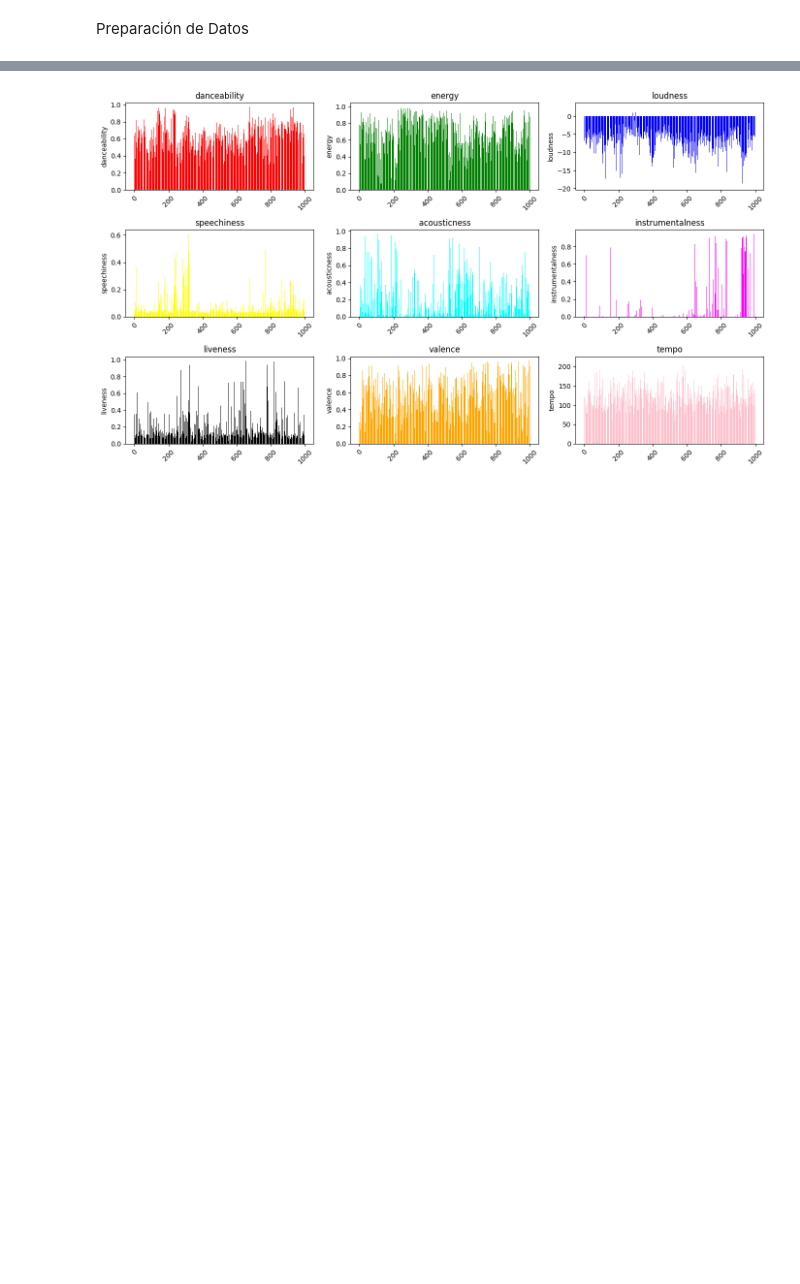
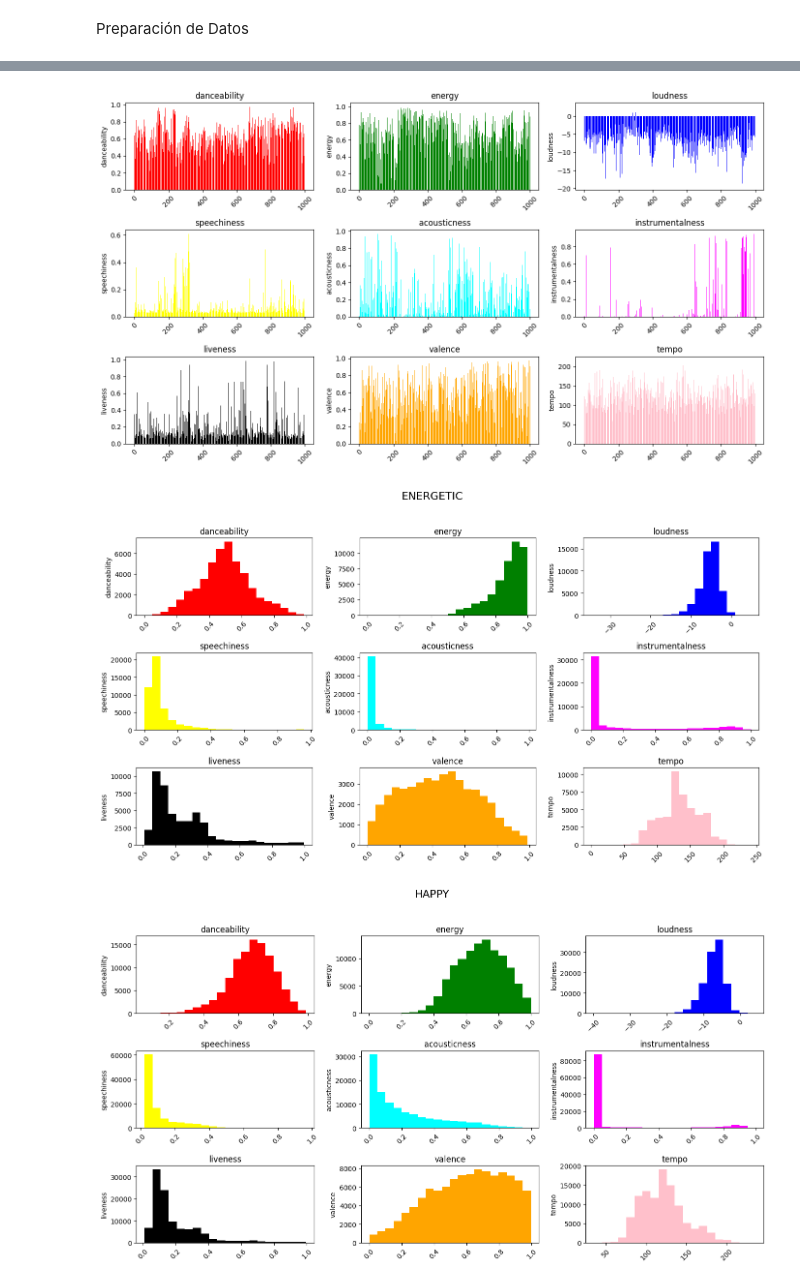
Before and after one commit to carolinarellano/spotifyTaste, a Jupyter notebook: SpotifyMining.ipynb, the cells around one changed output, grey strips where cells are left out. Cells and saved outputs as stored; diff of their text form; code cells hidden in the pictures; blank space fills up the shorter version.

```diff
--- a/SpotifyMining.ipynb
+++ b/SpotifyMining.ipynb
@@ -75,21 +91,37 @@ df_graphics = df.head(1000)
 # %%
 # Para comenzar a clasificar datos, creamos una nueva columna para catgorizar por valores de la mediana
-
 attributes = ['danceability', 'energy', 'loudness', 'speechiness',
             'acousticness', 'instrumentalness', 'liveness', 'valence', 'tempo']
 
 plt.figure(figsize=(14, 8))
 
 colors = ['red', 'green', 'blue', 'yellow', 'cyan', 'magenta', 'black', 'orange', 'pink']
 # Creamos una grafica para cada una de las caracteristicas, limitamos el DataFrame a 1000 datos, ya que son bastantes los datos del DataFrame
 for i, attribute in enumerate(attributes):
     plt.subplot(3, 3, i + 1)
     plt.bar(df_graphics.index, df_graphics[attribute], color=colors[i])
     plt.title(attribute)
     plt.ylabel(attribute)
     plt.xticks(rotation=45)
 
 plt.tight_layout()
 plt.show()
+
+# Ahora graficamos cada una de las caracteristicas por mood en un solo grafico
+for mood in df['mood'].unique():
+    plt.figure(figsize=(14, 8))
+    for i, attribute in enumerate(attributes):
+        plt.subplot(3, 3, i + 1)
+        plt.hist(df[df['mood'] == mood][attribute], bins=20, color=colors[i])
+        plt.title(attribute)
+        plt.ylabel(attribute)
+        plt.xticks(rotation=45)
+
+    plt.suptitle(mood.upper(), fontsize=16)  # Título principal con el valor de 'mood'
+    plt.subplots_adjust(top=0.85)  # Ajusta para que no se superpongan el título y las gráficas
+    plt.tight_layout(rect=[0, 0, 1, 0.95])  # Deja espacio para el título
+    plt.show()
 # %% [output]
 [figure]
+[figure, added]
+[figure, added]
```
Also changed, not shown: parts of 2 cells of this notebook.
